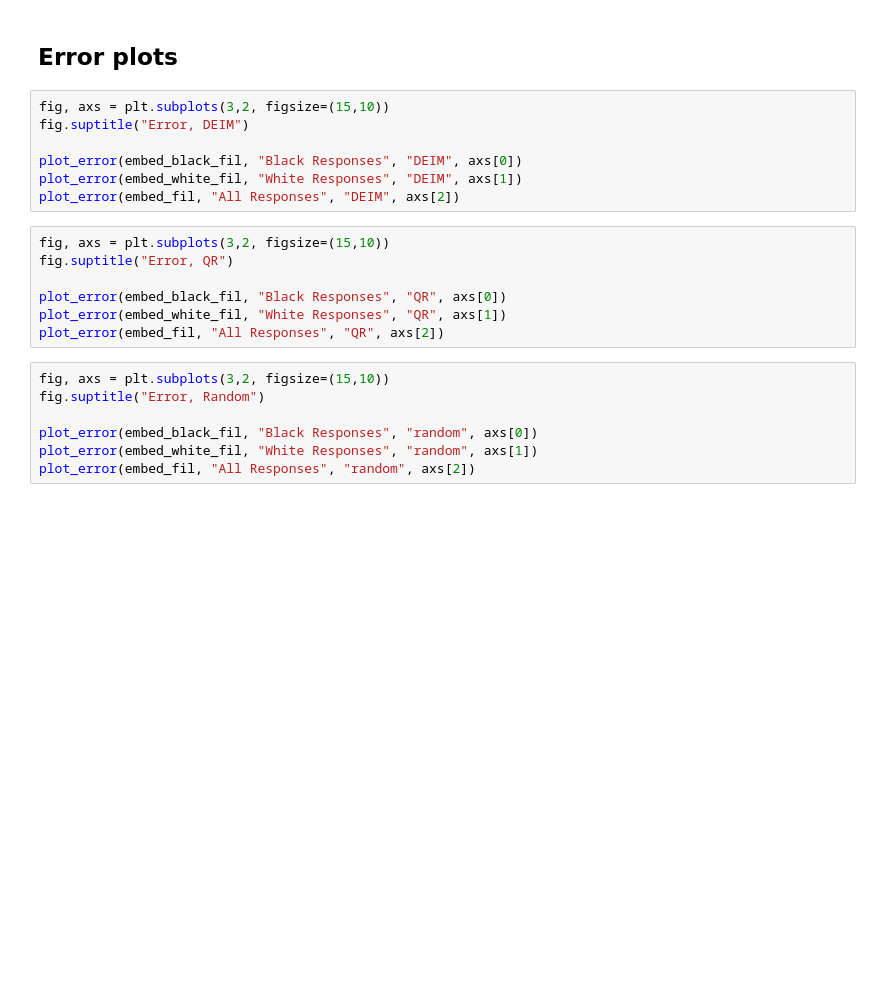
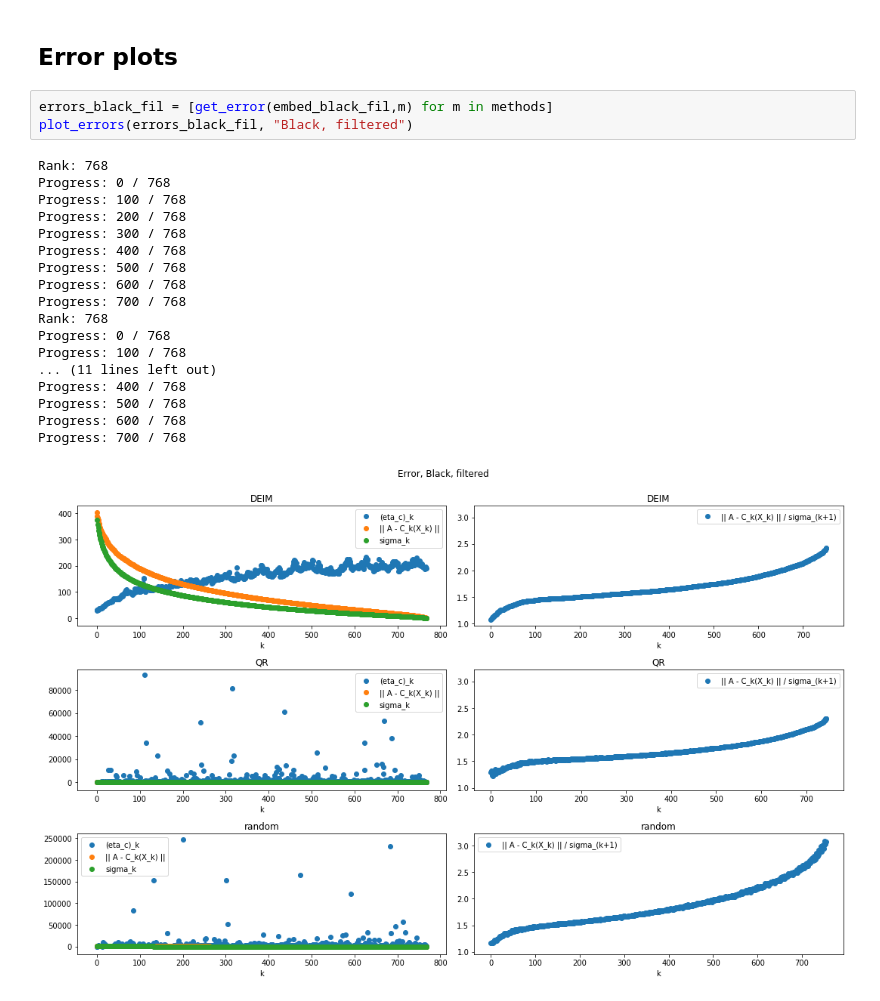
Before and after one commit to amos3vt/ASWW2, a Jupyter notebook: scripts/LongResponse_Embedding_1.ipynb, the cells around one changed output. Saved outputs shown, nothing was run; the diff lists cells and outputs as text; blank space fills up the shorter version.

```diff
--- a/scripts/LongResponse_Embedding_1.ipynb
+++ b/scripts/LongResponse_Embedding_1.ipynb
@@ -304,23 +353,24 @@ plot_sentence_counts(axs[2][2], res_fil, p_C_random_fil, "All Responses, Random"
 # %% [markdown]
 ## Error plots
-# %%
-fig, axs = plt.subplots(3,2, figsize=(15,10))
-fig.suptitle("Error, DEIM")
-
-plot_error(embed_black_fil, "Black Responses", "DEIM", axs[0])
-plot_error(embed_white_fil, "White Responses", "DEIM", axs[1])
-plot_error(embed_fil, "All Responses", "DEIM", axs[2])
-# %%
-fig, axs = plt.subplots(3,2, figsize=(15,10))
-fig.suptitle("Error, QR")
-
-plot_error(embed_black_fil, "Black Responses", "QR", axs[0])
-plot_error(embed_white_fil, "White Responses", "QR", axs[1])
-plot_error(embed_fil, "All Responses", "QR", axs[2])
-# %%
-fig, axs = plt.subplots(3,2, figsize=(15,10))
-fig.suptitle("Error, Random")
-
-plot_error(embed_black_fil, "Black Responses", "random", axs[0])
-plot_error(embed_white_fil, "White Responses", "random", axs[1])
-plot_error(embed_fil, "All Responses", "random", axs[2])
+# %%
+errors_black_fil = [get_error(embed_black_fil,m) for m in methods]
+plot_errors(errors_black_fil, "Black, filtered")
+# %% [output]
+Rank: 768
+Progress: 0 / 768
+Progress: 100 / 768
+Progress: 200 / 768
+Progress: 300 / 768
+Progress: 400 / 768
+Progress: 500 / 768
+Progress: 600 / 768
+Progress: 700 / 768
+Rank: 768
+Progress: 0 / 768
+Progress: 100 / 768
+... (11 lines left out)
+Progress: 400 / 768
+Progress: 500 / 768
+Progress: 600 / 768
+Progress: 700 / 768
+[figure, added]
```
Also changed, not shown: parts of 15 cells of this notebook, 1 other file.
